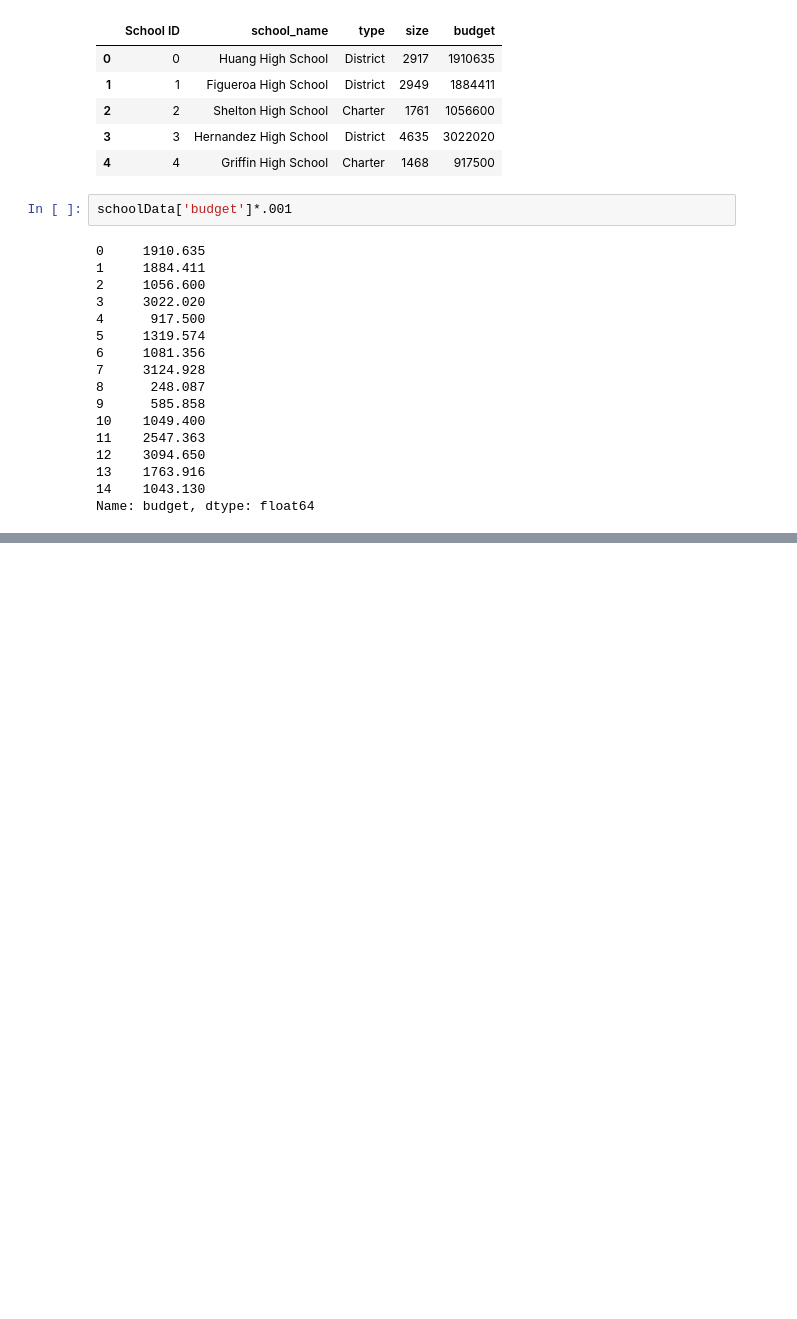
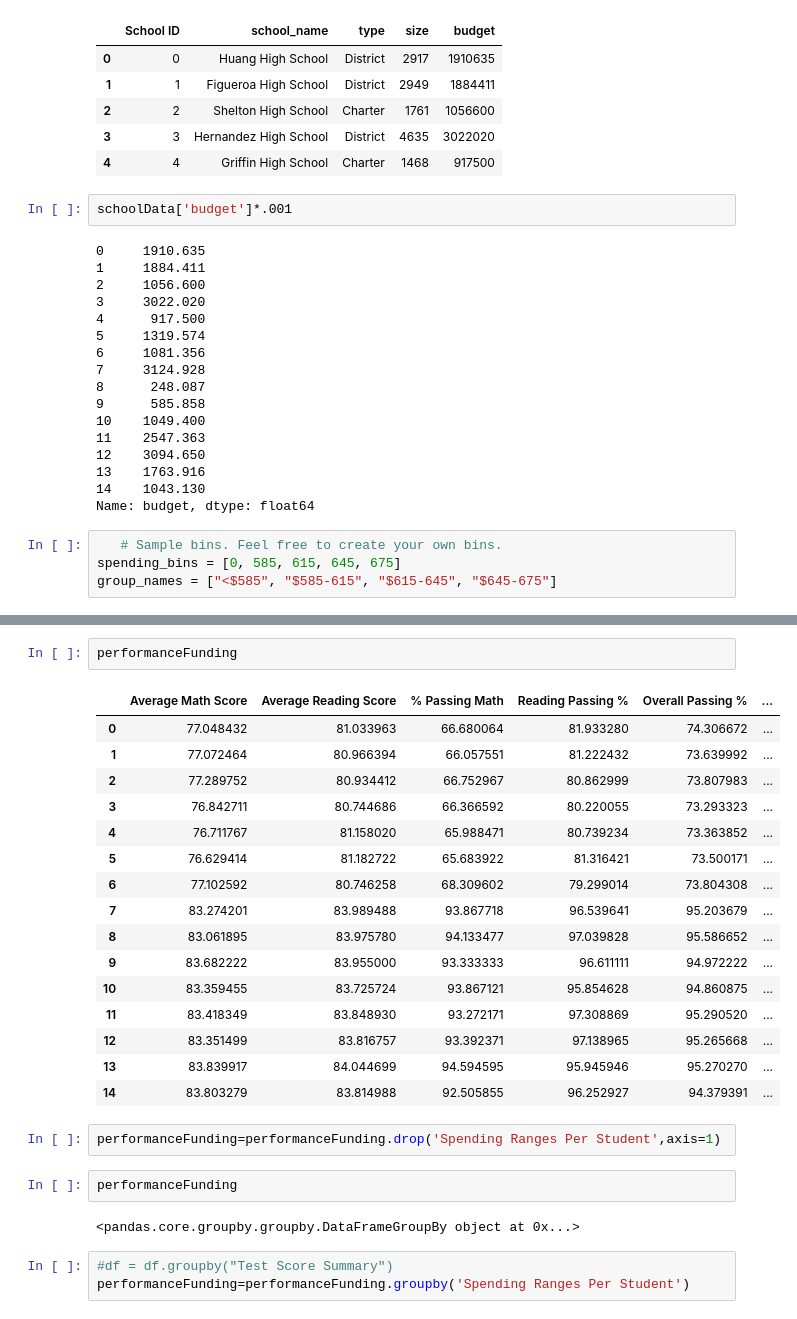
Before and after one commit to ghteds/hwPandas, a Jupyter notebook: SchoolAnalysis.ipynb, the cells around one changed output, grey strips where cells are left out. Drawn from its saved outputs; the diff is of its cells as text; blank space fills up the shorter version.

```diff
--- a/SchoolAnalysis.ipynb
+++ b/SchoolAnalysis.ipynb
@@ -1247,3 +1229,7 @@ schoolData['budget']*.001
 13    1763.916
 14    1043.130
 Name: budget, dtype: float64
+# %%
+   # Sample bins. Feel free to create your own bins.
+spending_bins = [0, 585, 615, 645, 675]
+group_names = ["<$585", "$585-615", "$615-645", "$645-675"]
@@ -1249,0 +1272,28 @@ Name: budget, dtype: float64
+# %%
+performanceFunding
+# %% [output]
+|  | Average Math Score | Average Reading Score | % Passing Math | Reading Passing % | Overall Passing % | ... |
+| 0 | 77.048432 | 81.033963 | 66.680064 | 81.933280 | 74.306672 | ... |
+| 1 | 77.072464 | 80.966394 | 66.057551 | 81.222432 | 73.639992 | ... |
+| 2 | 77.289752 | 80.934412 | 66.752967 | 80.862999 | 73.807983 | ... |
+| 3 | 76.842711 | 80.744686 | 66.366592 | 80.220055 | 73.293323 | ... |
+| 4 | 76.711767 | 81.158020 | 65.988471 | 80.739234 | 73.363852 | ... |
+| 5 | 76.629414 | 81.182722 | 65.683922 | 81.316421 | 73.500171 | ... |
+| 6 | 77.102592 | 80.746258 | 68.309602 | 79.299014 | 73.804308 | ... |
+| 7 | 83.274201 | 83.989488 | 93.867718 | 96.539641 | 95.203679 | ... |
+| 8 | 83.061895 | 83.975780 | 94.133477 | 97.039828 | 95.586652 | ... |
+| 9 | 83.682222 | 83.955000 | 93.333333 | 96.611111 | 94.972222 | ... |
+| 10 | 83.359455 | 83.725724 | 93.867121 | 95.854628 | 94.860875 | ... |
+| 11 | 83.418349 | 83.848930 | 93.272171 | 97.308869 | 95.290520 | ... |
+| 12 | 83.351499 | 83.816757 | 93.392371 | 97.138965 | 95.265668 | ... |
+| 13 | 83.839917 | 84.044699 | 94.594595 | 95.945946 | 95.270270 | ... |
+| 14 | 83.803279 | 83.814988 | 92.505855 | 96.252927 | 94.379391 | ... |
+# %%
+performanceFunding=performanceFunding.drop('Spending Ranges Per Student',axis=1)
+# %%
+performanceFunding
+# %% [output]
+<pandas.core.groupby.groupby.DataFrameGroupBy object at 0x...>
+# %%
+#df = df.groupby("Test Score Summary")
+performanceFunding=performanceFunding.groupby('Spending Ranges Per Student')
```
Also changed, not shown: parts of 24 cells of this notebook.
